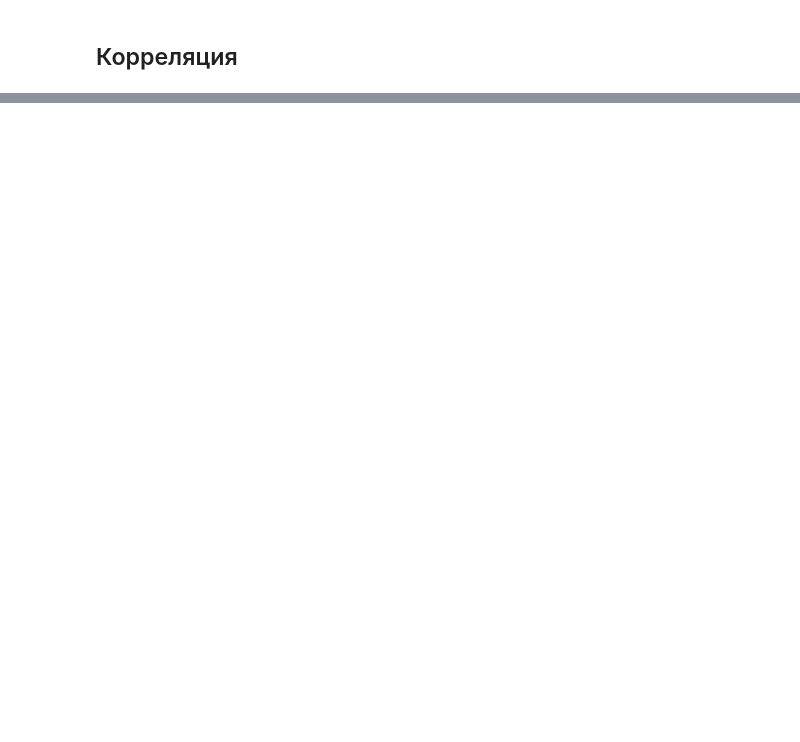
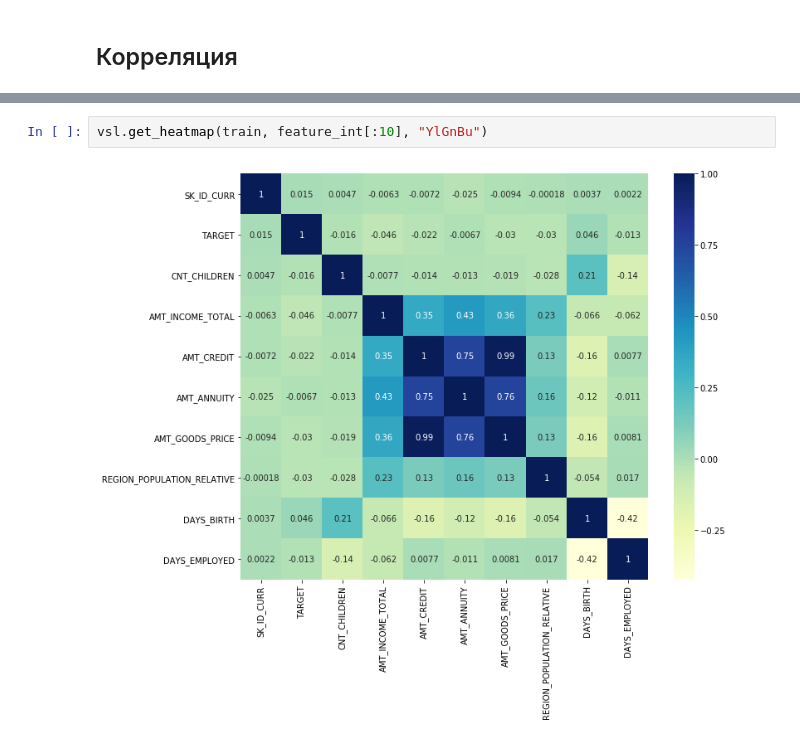
Before and after one commit to YuliaKorysheva/home_credit_default_risk, a Jupyter notebook: exploratory_data_analysis.ipynb, the cells around one changed output, grey strips where cells are left out. Drawn from its saved outputs; the diff is of its cells as text; blank space fills up the shorter version.

Commit message:
add visualization

```diff
--- a/exploratory_data_analysis.ipynb
+++ b/exploratory_data_analysis.ipynb
@@ -229,0 +258,4 @@ vzl.get_stat_category_features(train, 'ORGANIZATION_TYPE', sns.light_palette("na
+# %%
+vsl.get_heatmap(train, feature_int[:10], "YlGnBu")
+# %% [output]
+[figure, added]
```
Also changed, not shown: parts of 35 cells of this notebook, 2 other files.
